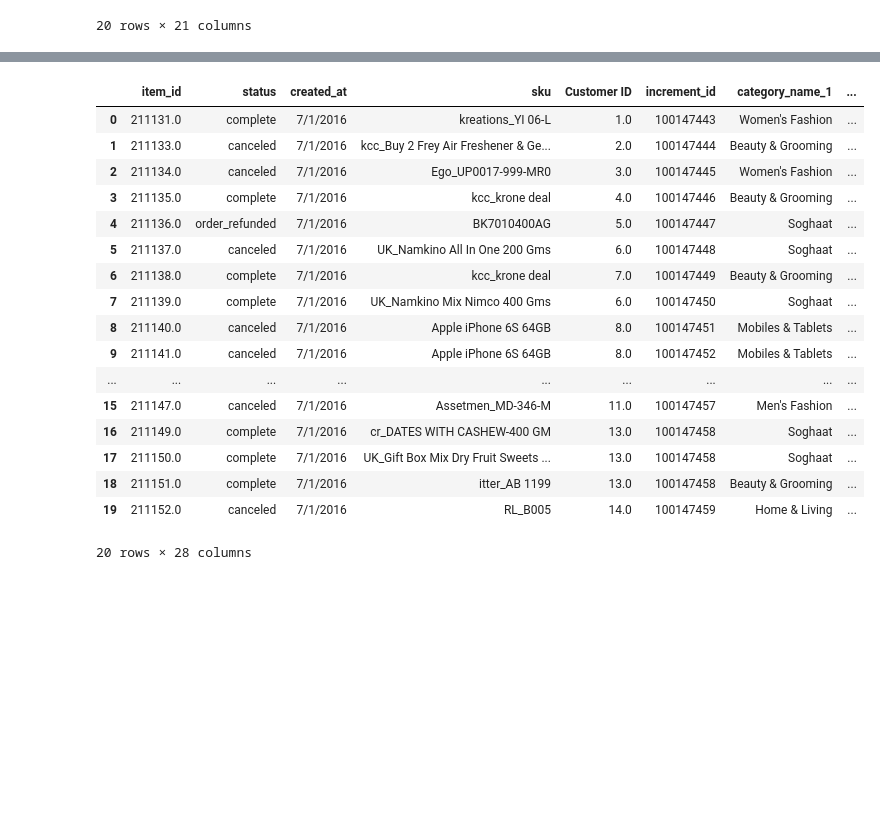
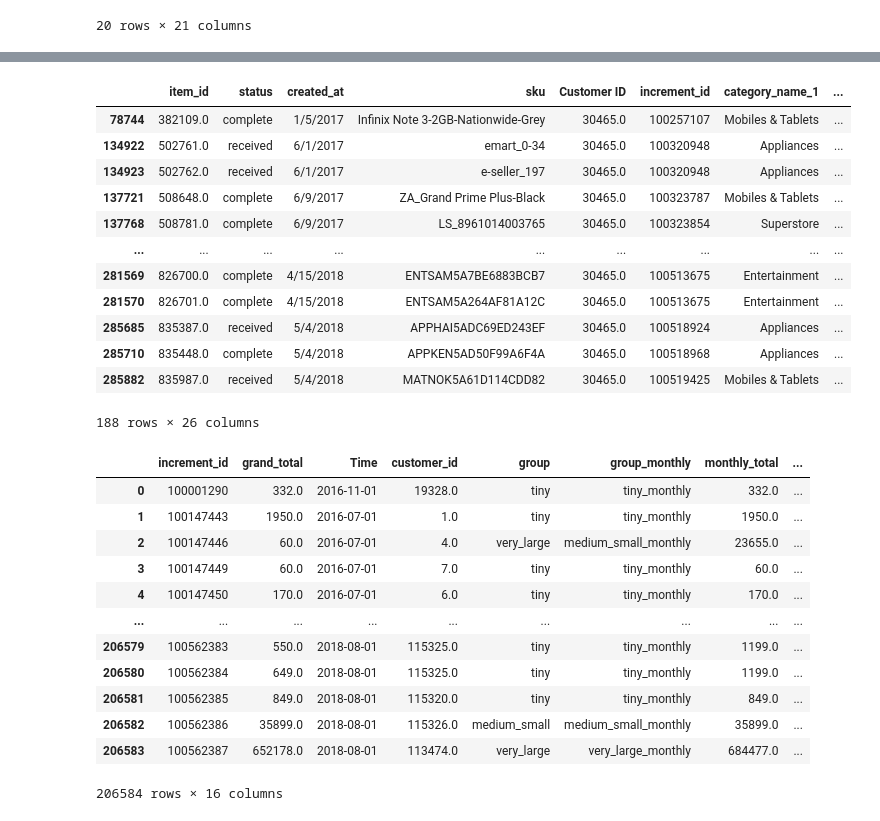
Before and after one commit to ulrik2204/ads_surkas, a Jupyter notebook: classifying_customers_by_amount.ipynb, the cells around one changed output, grey strips where cells are left out. Cells and saved outputs as stored; diff of their text form; code cells hidden in the pictures; blank space fills up the shorter version.

Commit message:
feat: recalculate discount_amount

```diff
--- a/classifying_customers_by_amount.ipynb
+++ b/classifying_customers_by_amount.ipynb
@@ -246,45 +333,64 @@ data
+# %%
+data[data["Customer ID"] == 30465] #[["Customer ID", "increment_id", "grand_total", "price", "qty_ordered", "original_price", "discount_amount", "discount_percentage"]].to_csv("cust.csv")
+# %% [output]
+|  | item_id | status | created_at | sku | Customer ID | increment_id | category_name_1 | ... |
+| 78744 | 382109.0 | complete | 1/5/2017 | Infinix Note 3-2GB-Nationwide-Grey | 30465.0 | 100257107 | Mobiles & Tablets | ... |
+| 134922 | 502761.0 | received | 6/1/2017 | emart_0-34 | 30465.0 | 100320948 | Appliances | ... |
+| 134923 | 502762.0 | received | 6/1/2017 | e-seller_197 | 30465.0 | 100320948 | Appliances | ... |
+| 137721 | 508648.0 | complete | 6/9/2017 | ZA_Grand Prime Plus-Black | 30465.0 | 100323787 | Mobiles & Tablets | ... |
+| 137768 | 508781.0 | complete | 6/9/2017 | LS_8961014003765 | 30465.0 | 100323854 | Superstore | ... |
+| ... | ... | ... | ... | ... | ... | ... | ... | ... |
+| 281569 | 826700.0 | complete | 4/15/2018 | ENTSAM5A7BE6883BCB7 | 30465.0 | 100513675 | Entertainment | ... |
+| 281570 | 826701.0 | complete | 4/15/2018 | ENTSAM5A264AF81A12C | 30465.0 | 100513675 | Entertainment | ... |
+| 285685 | 835387.0 | received | 5/4/2018 | APPHAI5ADC69ED243EF | 30465.0 | 100518924 | Appliances | ... |
+| 285710 | 835448.0 | complete | 5/4/2018 | APPKEN5AD50F99A6F4A | 30465.0 | 100518968 | Appliances | ... |
+| 285882 | 835987.0 | received | 5/4/2018 | MATNOK5A61D114CDD82 | 30465.0 | 100519425 | Mobiles & Tablets | ... |
+188 rows × 26 columns
 # %%
 # Orders per time only (and their grand total)
-data["original_price"] = data["price"] * data["qty_ordered"]
-data["discount_percentage"] = data["discount_amount"] / data["original_price"]
-data.groupby("increment_id", as_index=False).agg(
+data["item_total"] = data["price"] * data["qty_ordered"]
+# data["discount_percentage"] = (data["item_total"] - data["grand_total"]) / data["item_total"]
+orders = data.groupby("increment_id", as_index=False).agg(
     grand_total=("grand_total", "first"),
     Time=("Time", "first"),
     customer_id=("Customer ID", "first"),
     group=("group", "first"),
     group_monthly=("group_monthly", "first"),
     monthly_total=("monthly_total", "first"),
     all_time_total=("all_time_total", "first"),
     discount_amount=("discount_amount", "sum"),
     status=("status", "first"),
     qty_ordered=("qty_ordered", "sum"),
     customer_since=("Customer Since", "first"),
     payement_method=("payment_method", "first"),
-    original_price=("original_price", "sum"),
-    mean_discount_percentage=("discount_percentage", "mean")
+    original_price=("item_total", "sum"),
+    # mean_discount_percentage=("discount_percentage", "mean"),
+)
+orders["real_discount_amount"] = (orders["original_price"] - orders["grand_total"]).clip(
+    lower=0
+)
+orders["discount_percentage"] = np.nan_to_num(
+    orders["real_discount_amount"] / orders["original_price"], True, 0, 0
+).clip(max=1)
 
-).to_csv(".data/orders_per_time.csv")
+orders.to_csv(".data/orders_per_time.csv")
 # data[["discount_amount"]]
-data.head(20)
+# data.head(20)
+orders
 # %% [output]
-|  | item_id | status | created_at | sku | Customer ID | increment_id | category_name_1 | ... |
-| 0 | 211131.0 | complete | 7/1/2016 | kreations_YI 06-L | 1.0 | 100147443 | Women's Fashion | ... |
-| 1 | 211133.0 | canceled | 7/1/2016 | kcc_Buy 2 Frey Air Freshener & Ge... | 2.0 | 100147444 | Beauty & Grooming | ... |
-| 2 | 211134.0 | canceled | 7/1/2016 | Ego_UP0017-999-MR0 | 3.0 | 100147445 | Women's Fashion | ... |
-| 3 | 211135.0 | complete | 7/1/2016 | kcc_krone deal | 4.0 | 100147446 | Beauty & Grooming | ... |
-| 4 | 211136.0 | order_refunded | 7/1/2016 | BK7010400AG | 5.0 | 100147447 | Soghaat | ... |
-| 5 | 211137.0 | canceled | 7/1/2016 | UK_Namkino All In One 200 Gms | 6.0 | 100147448 | Soghaat | ... |
-| 6 | 211138.0 | complete | 7/1/2016 | kcc_krone deal | 7.0 | 100147449 | Beauty & Grooming | ... |
-| 7 | 211139.0 | complete | 7/1/2016 | UK_Namkino Mix Nimco 400 Gms | 6.0 | 100147450 | Soghaat | ... |
-| 8 | 211140.0 | canceled | 7/1/2016 | Apple iPhone 6S 64GB | 8.0 | 100147451 | Mobiles & Tablets | ... |
-| 9 | 211141.0 | canceled | 7/1/2016 | Apple iPhone 6S 64GB | 8.0 | 100147452 | Mobiles & Tablets | ... |
+|  | increment_id | grand_total | Time | customer_id | group | group_monthly | monthly_total | ... |
+| 0 | 100001290 | 332.0 | 2016-11-01 | 19328.0 | tiny | tiny_monthly | 332.0 | ... |
+| 1 | 100147443 | 1950.0 | 2016-07-01 | 1.0 | tiny | tiny_monthly | 1950.0 | ... |
+| 2 | 100147446 | 60.0 | 2016-07-01 | 4.0 | very_large | medium_small_monthly | 23655.0 | ... |
+| 3 | 100147449 | 60.0 | 2016-07-01 | 7.0 | tiny | tiny_monthly | 60.0 | ... |
+| 4 | 100147450 | 170.0 | 2016-07-01 | 6.0 | tiny | tiny_monthly | 170.0 | ... |
 | ... | ... | ... | ... | ... | ... | ... | ... | ... |
-| 15 | 211147.0 | canceled | 7/1/2016 | Assetmen_MD-346-M | 11.0 | 100147457 | Men's Fashion | ... |
-| 16 | 211149.0 | complete | 7/1/2016 | cr_DATES WITH CASHEW-400 GM | 13.0 | 100147458 | Soghaat | ... |
-| 17 | 211150.0 | complete | 7/1/2016 | UK_Gift Box Mix Dry Fruit Sweets ... | 13.0 | 100147458 | Soghaat | ... |
-| 18 | 211151.0 | complete | 7/1/2016 | itter_AB 1199 | 13.0 | 100147458 | Beauty & Grooming | ... |
-| 19 | 211152.0 | canceled | 7/1/2016 | RL_B005 | 14.0 | 100147459 | Home & Living | ... |
+| 206579 | 100562383 | 550.0 | 2018-08-01 | 115325.0 | tiny | tiny_monthly | 1199.0 | ... |
+| 206580 | 100562384 | 649.0 | 2018-08-01 | 115325.0 | tiny | tiny_monthly | 1199.0 | ... |
+| 206581 | 100562385 | 849.0 | 2018-08-01 | 115320.0 | tiny | tiny_monthly | 849.0 | ... |
+| 206582 | 100562386 | 35899.0 | 2018-08-01 | 115326.0 | medium_small | medium_small_monthly | 35899.0 | ... |
+| 206583 | 100562387 | 652178.0 | 2018-08-01 | 113474.0 | very_large | very_large_monthly | 684477.0 | ... |
-20 rows × 28 columns
+206584 rows × 16 columns
 # %%
 # # Total Revenue in November 2016
 # total = 0
```
Also changed, not shown: parts of 5 cells of this notebook.
